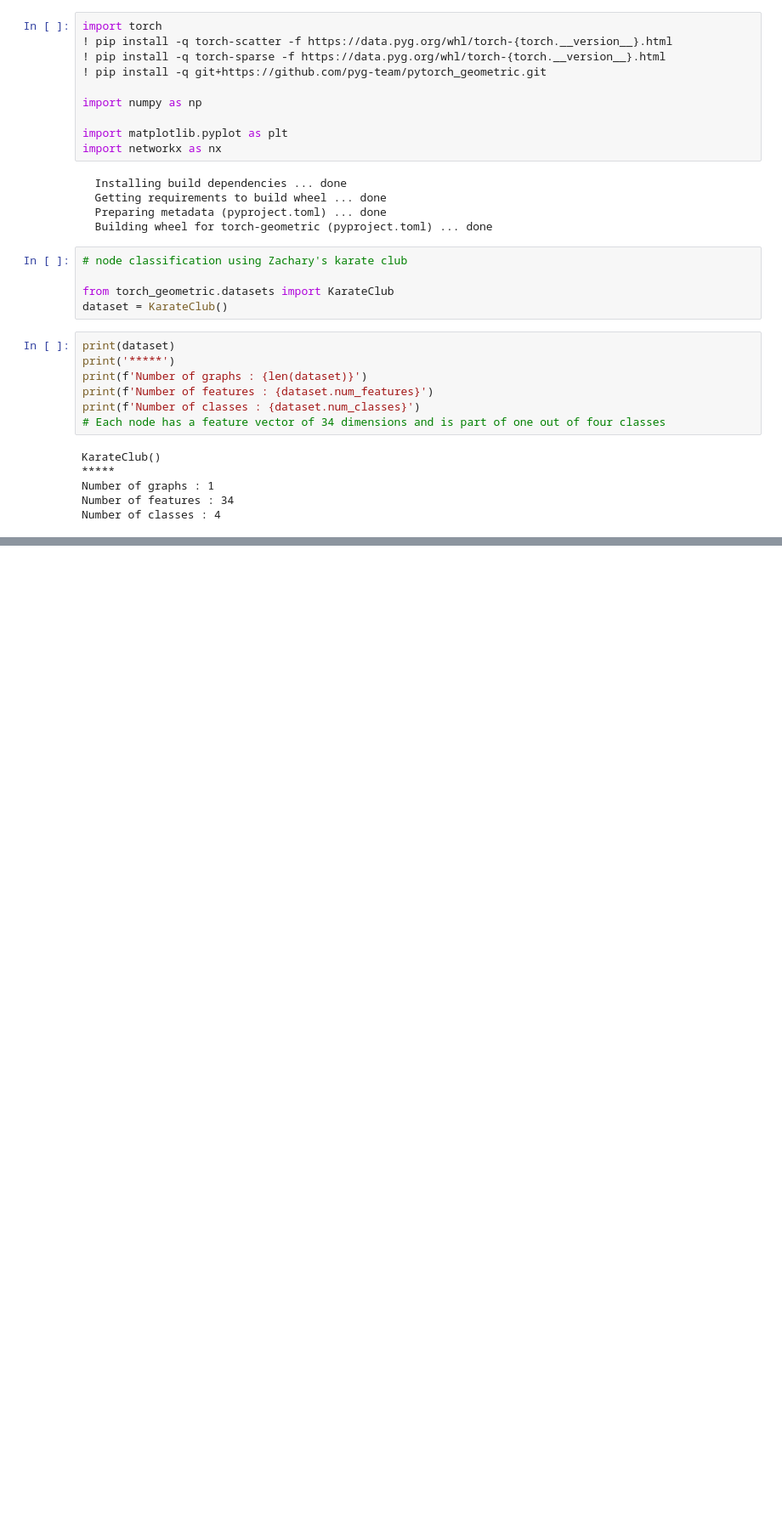
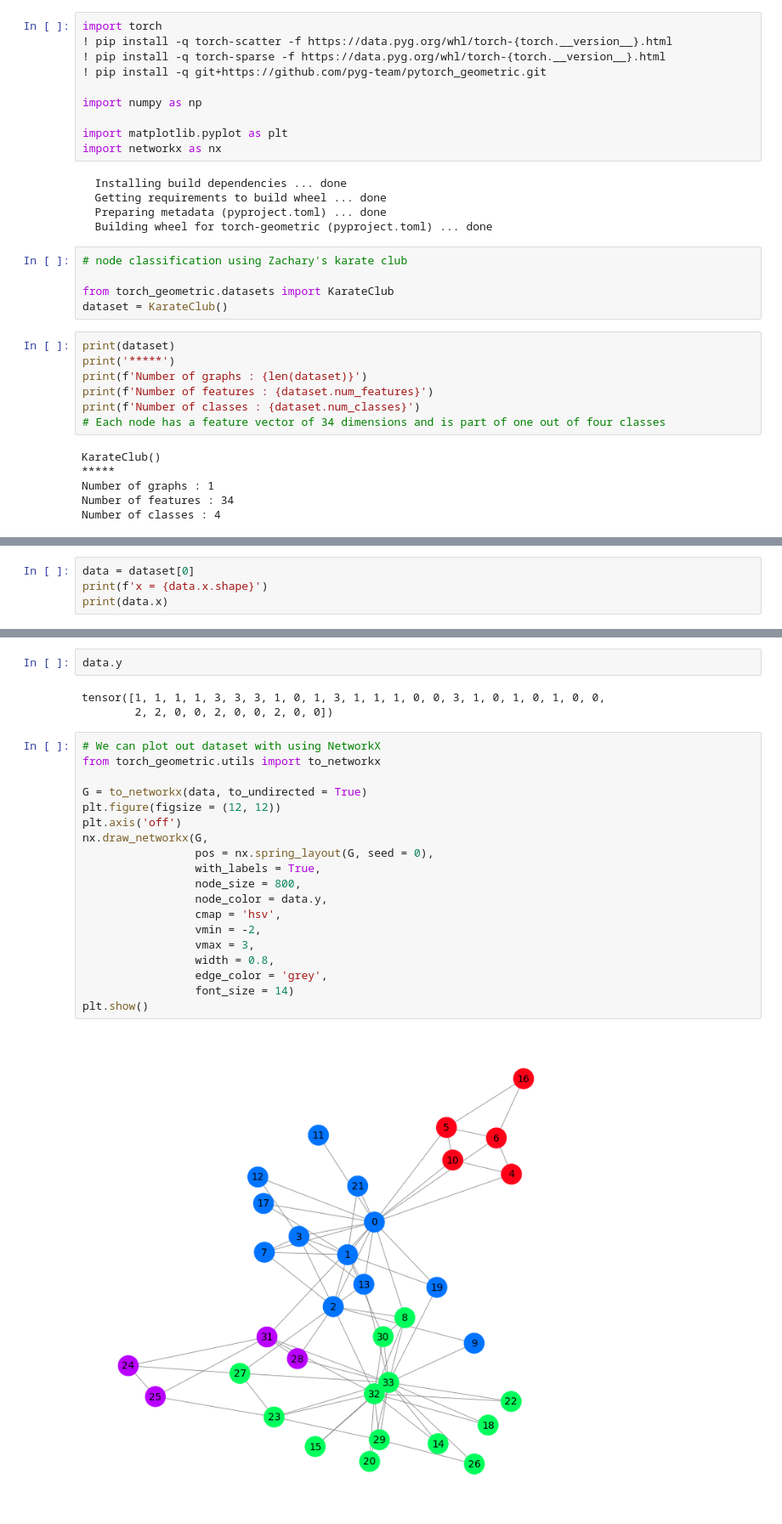
Before and after one commit to raigit/ML_GNN_PRACTICE, a Jupyter notebook: MaximeLabonne.ipynb, the cells around one changed output, grey strips where cells are left out. Shown: that part at 85% size. Drawn from its saved outputs; the diff is of its cells as text; blank space fills up the shorter version.

```diff
--- a/MaximeLabonne.ipynb
+++ b/MaximeLabonne.ipynb
@@ -48,2 +53,6 @@ print(f'Graph : {dataset[0]}')
 # %% [output]
 Graph : Data(x=[34, 34], edge_index=[2, 156], y=[34], train_mask=[34])
+# %%
+data = dataset[0]
+print(f'x = {data.x.shape}')
+print(data.x)
@@ -49,0 +144,26 @@ Graph : Data(x=[34, 34], edge_index=[2, 156], y=[34], train_mask=[34])
+# %%
+data.y
+# %% [output]
+tensor([1, 1, 1, 1, 3, 3, 3, 1, 0, 1, 3, 1, 1, 1, 0, 0, 3, 1, 0, 1, 0, 1, 0, 0,
+        2, 2, 0, 0, 2, 0, 0, 2, 0, 0])
+# %%
+# We can plot out dataset with using NetworkX
+from torch_geometric.utils import to_networkx
+
+G = to_networkx(data, to_undirected = True)
+plt.figure(figsize = (12, 12))
+plt.axis('off')
+nx.draw_networkx(G,
+                 pos = nx.spring_layout(G, seed = 0),
+                 with_labels = True,
+                 node_size = 800,
+                 node_color = data.y,
+                 cmap = 'hsv',
+                 vmin = -2,
+                 vmax = 3,
+                 width = 0.8,
+                 edge_color = 'grey',
+                 font_size = 14)
+plt.show()
+# %% [output]
+[figure, added]
```
Also changed, not shown: parts of 16 cells of this notebook.
